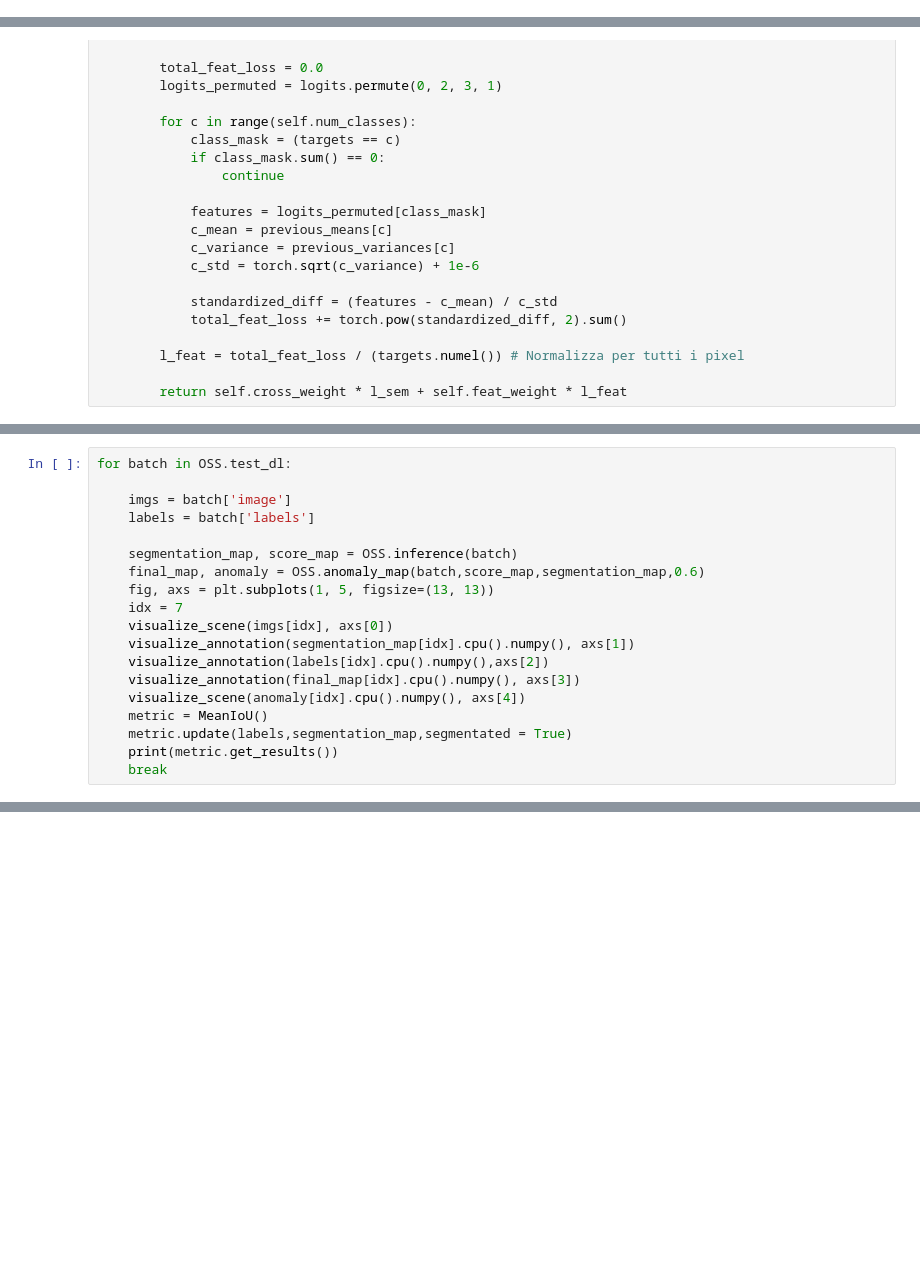
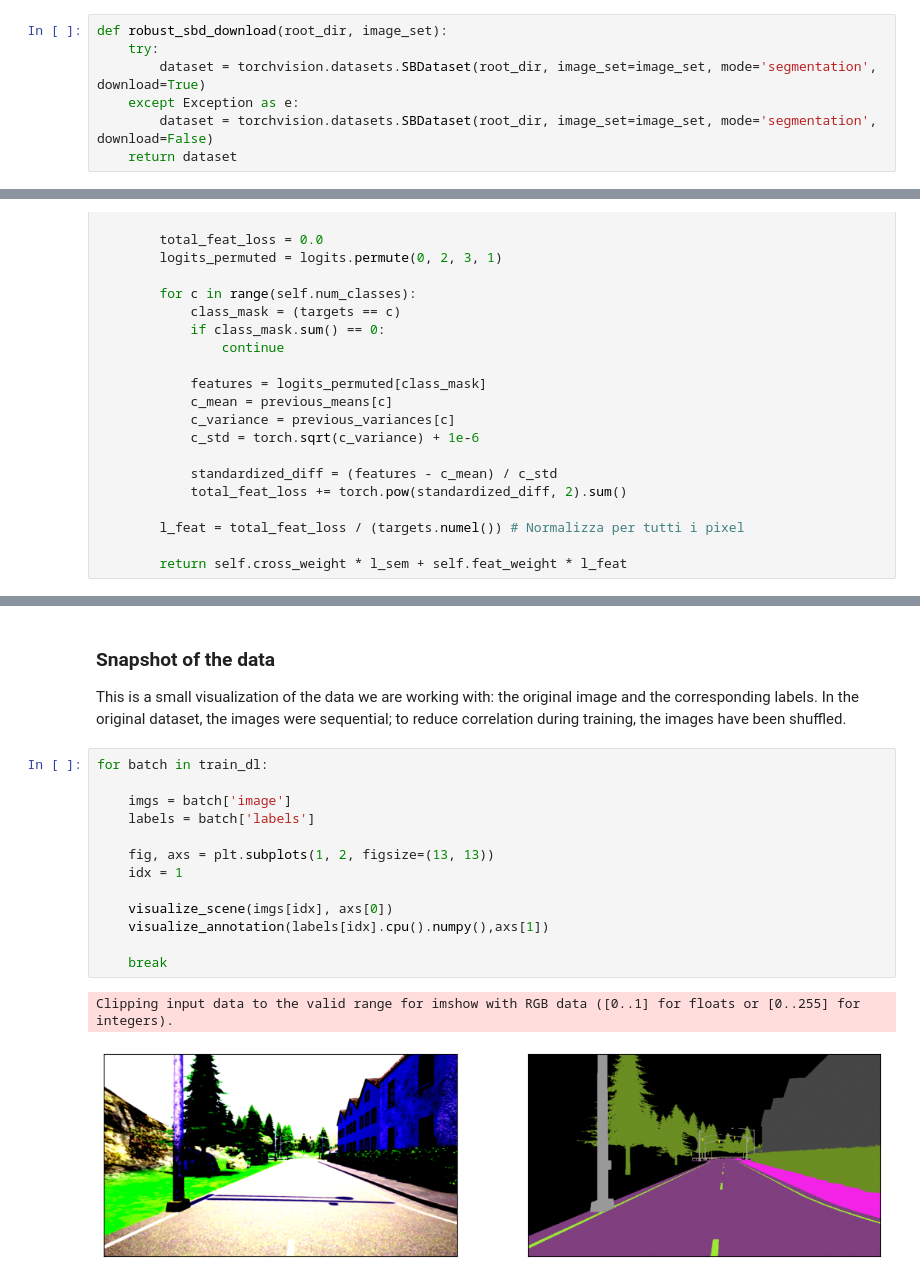
Before and after one commit to TechRufy/ML4CV_Project, a Jupyter notebook: main.ipynb, the cells around one changed output, grey strips where cells are left out. Drawn from its saved outputs; the diff is of its cells as text; blank space fills up the shorter version.

```diff
--- a/main.ipynb
+++ b/main.ipynb
@@ -486,0 +845,7 @@ class MixDataset(Dataset):
+# %%
+def robust_sbd_download(root_dir, image_set):
+    try:
+        dataset = torchvision.datasets.SBDataset(root_dir, image_set=image_set, mode='segmentation', download=True)
+    except Exception as e:
+        dataset = torchvision.datasets.SBDataset(root_dir, image_set=image_set, mode='segmentation', download=False)
+    return dataset
@@ -1002,19 +1096,0 @@ tensor([[ 1.6282e-01, -2.6182e-02, -9.1417e-02, -6.0831e-02, -3.1540e-02,
-# %%
-for batch in OSS.test_dl:
-
-    imgs = batch['image']
-    labels = batch['labels']
-
-    segmentation_map, score_map = OSS.inference(batch)
-    final_map, anomaly = OSS.anomaly_map(batch,score_map,segmentation_map,0.6)
-    fig, axs = plt.subplots(1, 5, figsize=(13, 13))
-    idx = 7
-    visualize_scene(imgs[idx], axs[0])
-    visualize_annotation(segmentation_map[idx].cpu().numpy(), axs[1])
-    visualize_annotation(labels[idx].cpu().numpy(),axs[2])
-    visualize_annotation(final_map[idx].cpu().numpy(), axs[3])
-    visualize_scene(anomaly[idx].cpu().numpy(), axs[4])
-    metric = MeanIoU()
-    metric.update(labels,segmentation_map,segmentated = True)
-    print(metric.get_results())
-    break
@@ -1024,0 +1736,19 @@ Clipping input data to the valid range for imshow with RGB data ([0..1] for floa
+# %% [markdown]
+### Snapshot of the data
+This is a small visualization of the data we are working with: the original image and the corresponding labels. In the original dataset, the images were sequential; to reduce correlation during training, the images have been shuffled.
+# %%
+for batch in train_dl:
+
+    imgs = batch['image']
+    labels = batch['labels']
+
+    fig, axs = plt.subplots(1, 2, figsize=(13, 13))
+    idx = 1
+
+    visualize_scene(imgs[idx], axs[0])
+    visualize_annotation(labels[idx].cpu().numpy(),axs[1])
+
+    break
+# %% [output]
+Clipping input data to the valid range for imshow with RGB data ([0..1] for floats or [0..255] for integers).
+[figure, added]
```
Also changed, not shown: parts of 96 cells of this notebook.
